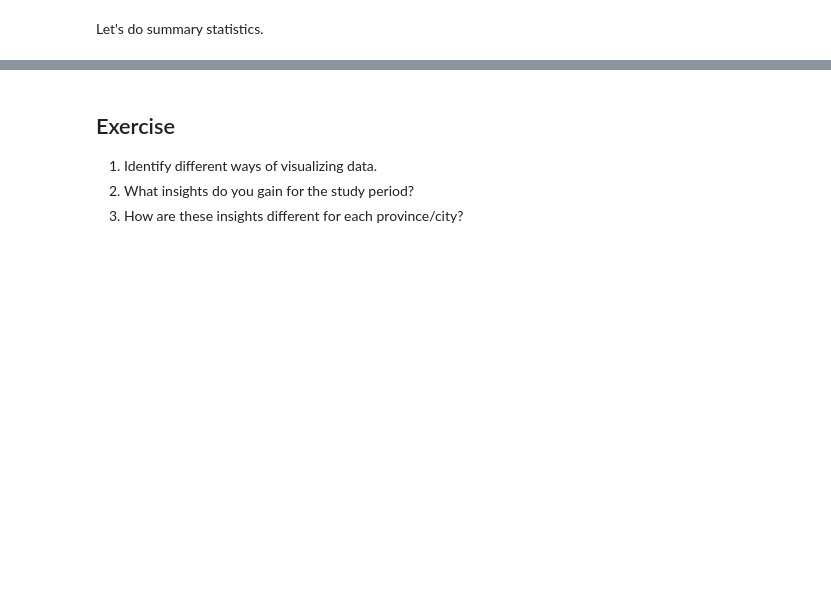
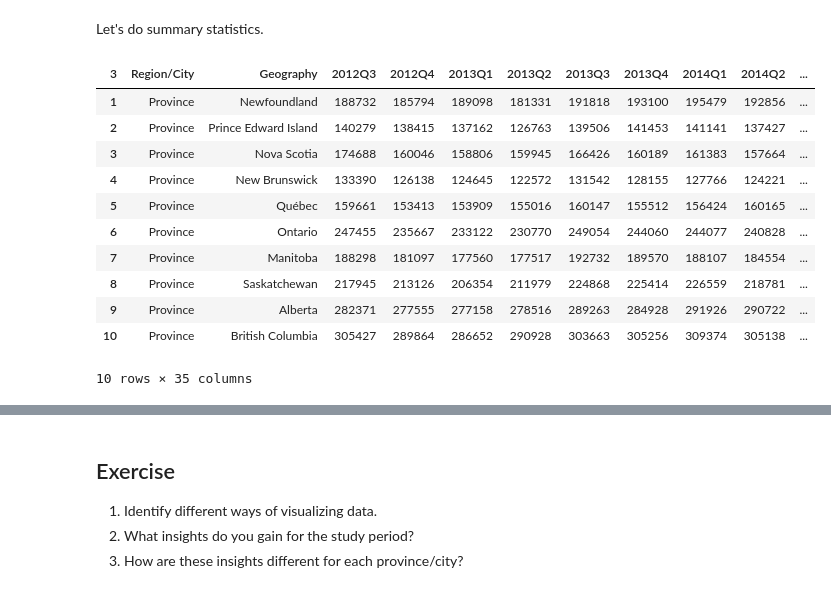
Before and after one commit to lfunderburk/ExploringHousingData, a Jupyter notebook: data-exploration.ipynb, the cells around one changed output, grey strips where cells are left out. Saved outputs shown, nothing was run; the diff lists cells and outputs as text; code cells hidden in the pictures; blank space fills up the shorter version.

```diff
--- a/data-exploration.ipynb
+++ b/data-exploration.ipynb
@@ -69,6 +89,18 @@ Let's do summary statistics.
 # %%
 average_new_mortgage.describe()
 # %%
-sub_data = average_new_mortgage[average_new_mortgage['Region/City']=="Province"]
-sub_data.iloc[:,28:]
+df_province = average_new_mortgage[average_new_mortgage['Region/City']=="Province"]
+# %% [output]
+| 3 | Region/City | Geography | 2012Q3 | 2012Q4 | 2013Q1 | 2013Q2 | 2013Q3 | 2013Q4 | 2014Q1 | 2014Q2 | ... |
+| 1 | Province | Newfoundland | 188732 | 185794 | 189098 | 181331 | 191818 | 193100 | 195479 | 192856 | ... |
+| 2 | Province | Prince Edward Island | 140279 | 138415 | 137162 | 126763 | 139506 | 141453 | 141141 | 137427 | ... |
+| 3 | Province | Nova Scotia | 174688 | 160046 | 158806 | 159945 | 166426 | 160189 | 161383 | 157664 | ... |
+| 4 | Province | New Brunswick | 133390 | 126138 | 124645 | 122572 | 131542 | 128155 | 127766 | 124221 | ... |
+| 5 | Province | Québec | 159661 | 153413 | 153909 | 155016 | 160147 | 155512 | 156424 | 160165 | ... |
+| 6 | Province | Ontario | 247455 | 235667 | 233122 | 230770 | 249054 | 244060 | 244077 | 240828 | ... |
+| 7 | Province | Manitoba | 188298 | 181097 | 177560 | 177517 | 192732 | 189570 | 188107 | 184554 | ... |
+| 8 | Province | Saskatchewan | 217945 | 213126 | 206354 | 211979 | 224868 | 225414 | 226559 | 218781 | ... |
+| 9 | Province | Alberta | 282371 | 277555 | 277158 | 278516 | 289263 | 284928 | 291926 | 290722 | ... |
+| 10 | Province | British Columbia | 305427 | 289864 | 286652 | 290928 | 303663 | 305256 | 309374 | 305138 | ... |
+10 rows × 35 columns
 # %%
```
Also changed, not shown: parts of 11 cells of this notebook, 2 other files.
